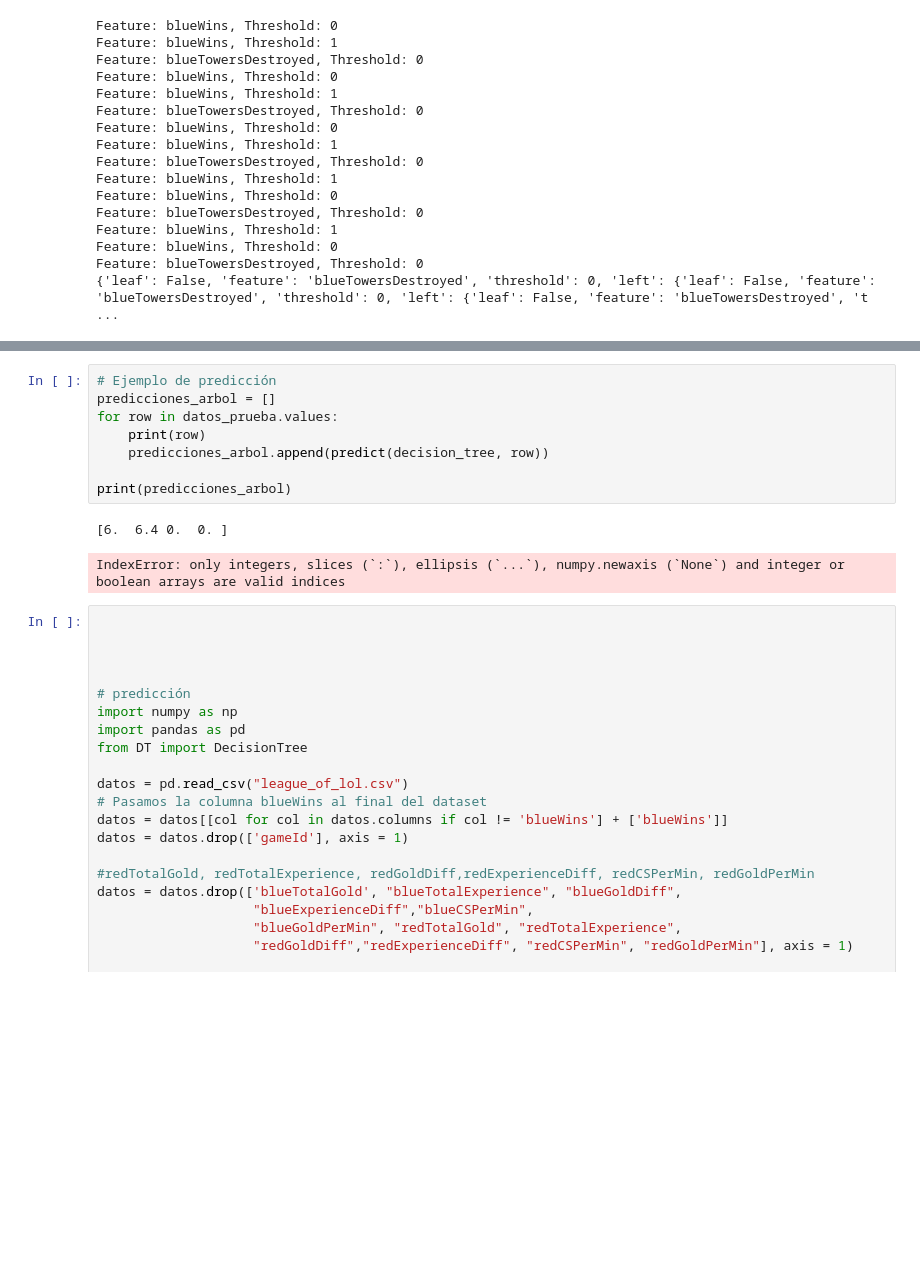
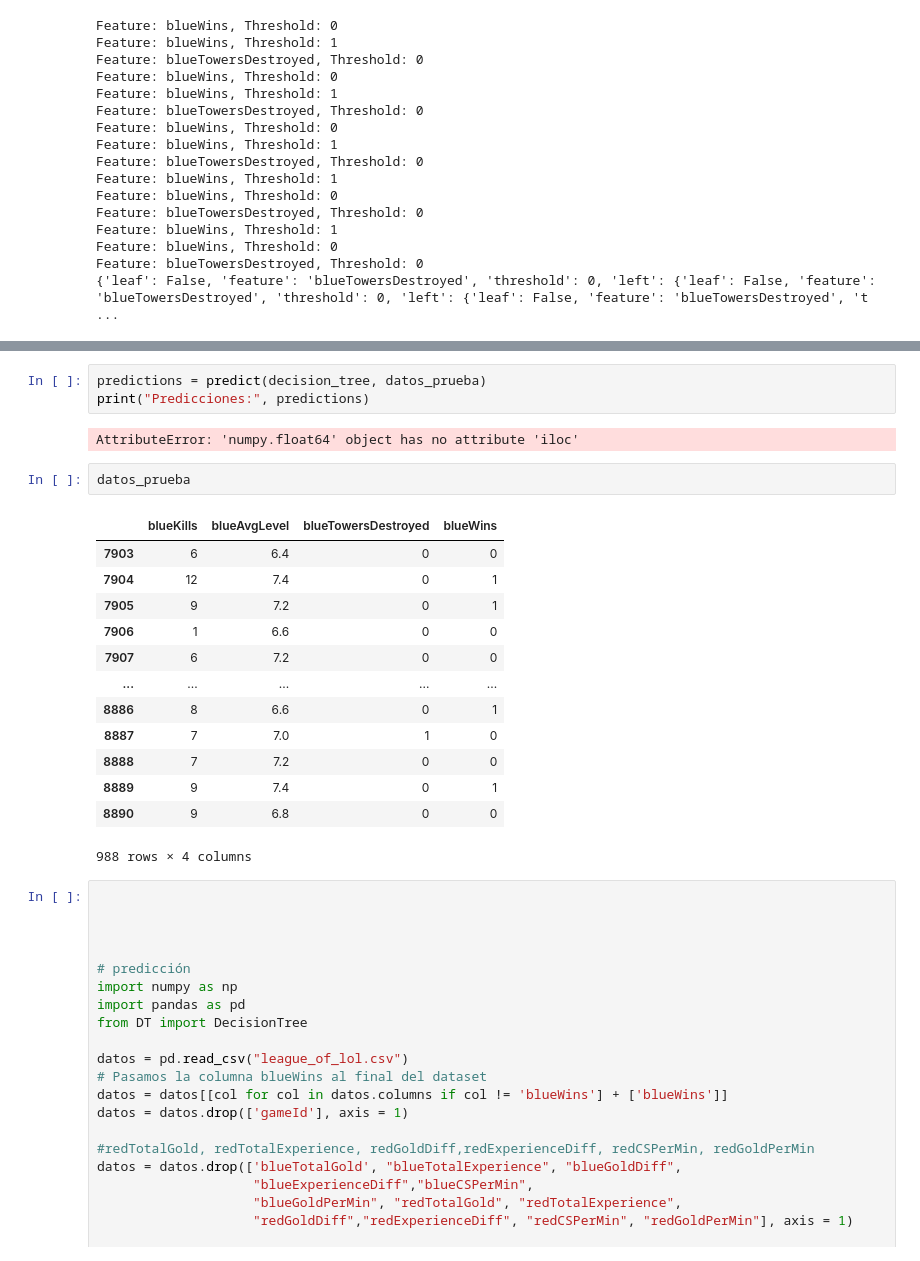
Before and after one commit to jazurdia/Lab02-IA, a Jupyter notebook: Lab02.ipynb, the cells around one changed output, grey strips where cells are left out. Saved outputs shown, nothing was run; the diff lists cells and outputs as text; blank space fills up the shorter version.

```diff
--- a/Lab02.ipynb
+++ b/Lab02.ipynb
@@ -932,14 +941,24 @@ def predict(tree, sample):
 # %%
-# Ejemplo de predicción
-predicciones_arbol = []
-for row in datos_prueba.values:
-    print(row)
-    predicciones_arbol.append(predict(decision_tree, row))
-
-print(predicciones_arbol)
+predictions = predict(decision_tree, datos_prueba)
+print("Predicciones:", predictions)
 # %% [output]
-[6.  6.4 0.  0. ]
+AttributeError: 'numpy.float64' object has no attribute 'iloc'
-IndexError: only integers, slices (`:`), ellipsis (`...`), numpy.newaxis (`None`) and integer or boolean arrays are valid indices
+# %%
+datos_prueba
+# %% [output]
+|  | blueKills | blueAvgLevel | blueTowersDestroyed | blueWins |
+| 7903 | 6 | 6.4 | 0 | 0 |
+| 7904 | 12 | 7.4 | 0 | 1 |
+| 7905 | 9 | 7.2 | 0 | 1 |
+| 7906 | 1 | 6.6 | 0 | 0 |
+| 7907 | 6 | 7.2 | 0 | 0 |
+| ... | ... | ... | ... | ... |
+| 8886 | 8 | 6.6 | 0 | 1 |
+| 8887 | 7 | 7.0 | 1 | 0 |
+| 8888 | 7 | 7.2 | 0 | 0 |
+| 8889 | 9 | 7.4 | 0 | 1 |
+| 8890 | 9 | 6.8 | 0 | 0 |
+988 rows × 4 columns
 # %%
 
 
```
Also changed, not shown: parts of 1 cell of this notebook.
